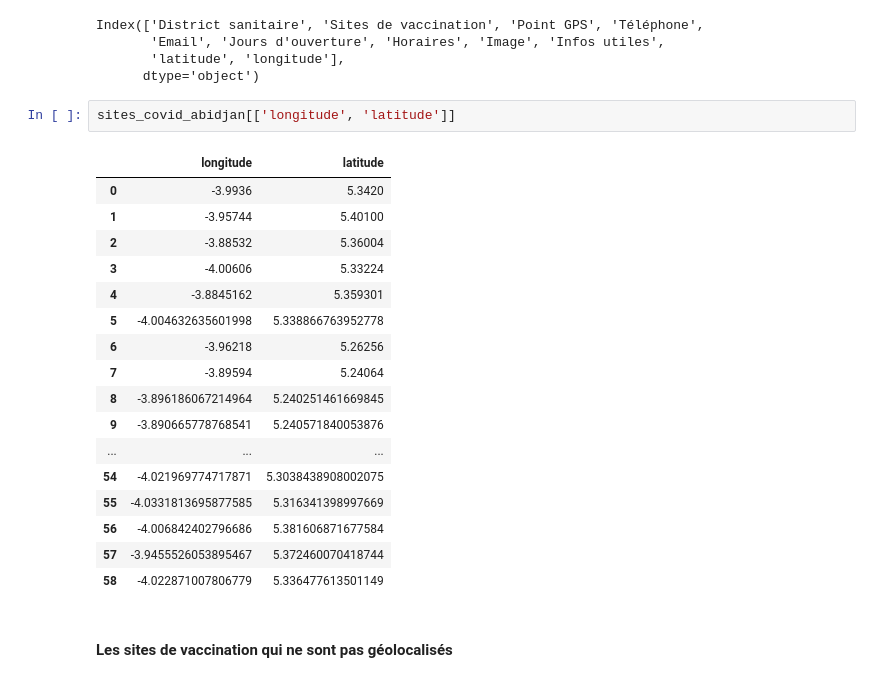
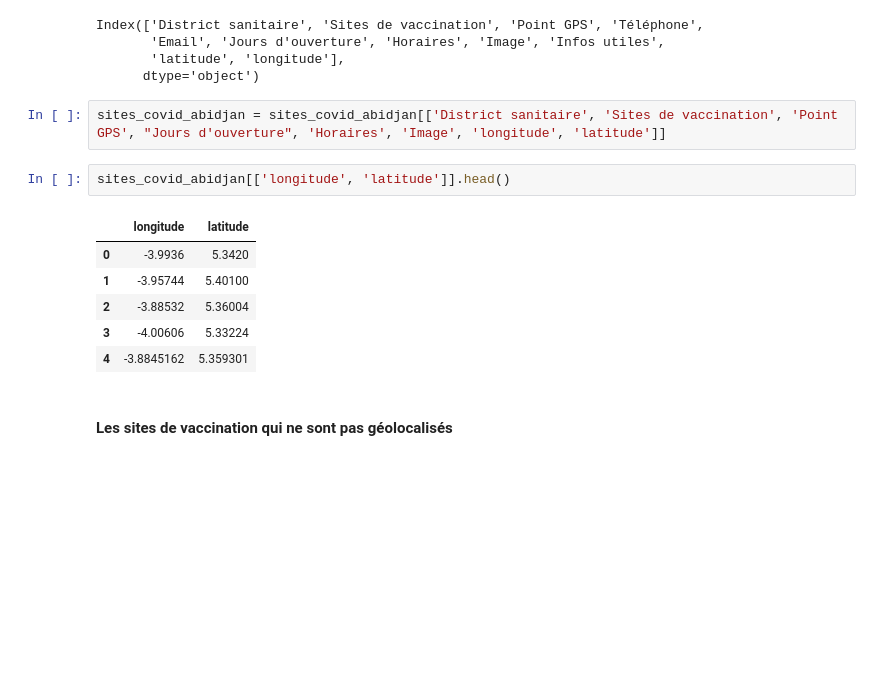
Before and after one commit to Djatche/Abidjan-sites-covid, a Jupyter notebook: covid_19_abidjan.ipynb, the cells around one changed output. Saved outputs shown, nothing was run; the diff lists cells and outputs as text; blank space fills up the shorter version.

```diff
--- a/covid_19_abidjan.ipynb
+++ b/covid_19_abidjan.ipynb
@@ -83,26 +113,17 @@ Index(['District sanitaire', 'Sites de vaccination', 'Point GPS', 'Téléphone',
        'Email', 'Jours d'ouverture', 'Horaires', 'Image', 'Infos utiles',
        'latitude', 'longitude'],
       dtype='object')
+# %%
+sites_covid_abidjan = sites_covid_abidjan[['District sanitaire', 'Sites de vaccination', 'Point GPS', "Jours d'ouverture", 'Horaires', 'Image', 'longitude', 'latitude']]
 # %%
-sites_covid_abidjan[['longitude', 'latitude']]
+sites_covid_abidjan[['longitude', 'latitude']].head()
 # %% [output]
 |  | longitude | latitude |
 | 0 | -3.9936 | 5.3420 |
 | 1 | -3.95744 | 5.40100 |
 | 2 | -3.88532 | 5.36004 |
 | 3 | -4.00606 | 5.33224 |
 | 4 | -3.8845162 | 5.359301 |
-| 5 | -4.004632635601998 | 5.338866763952778 |
-| 6 | -3.96218 | 5.26256 |
-| 7 | -3.89594 | 5.24064 |
-| 8 | -3.896186067214964 | 5.240251461669845 |
-| 9 | -3.890665778768541 | 5.240571840053876 |
-| ... | ... | ... |
-| 54 | -4.021969774717871 | 5.3038438908002075 |
-| 55 | -4.0331813695877585 | 5.316341398997669 |
-| 56 | -4.006842402796686 | 5.381606871677584 |
-| 57 | -3.9455526053895467 | 5.372460070418744 |
-| 58 | -4.022871007806779 | 5.336477613501149 |
 # %% [markdown]
 #### Les sites de vaccination qui ne sont pas géolocalisés
 # %%
```
Also changed, not shown: parts of 33 cells of this notebook.
